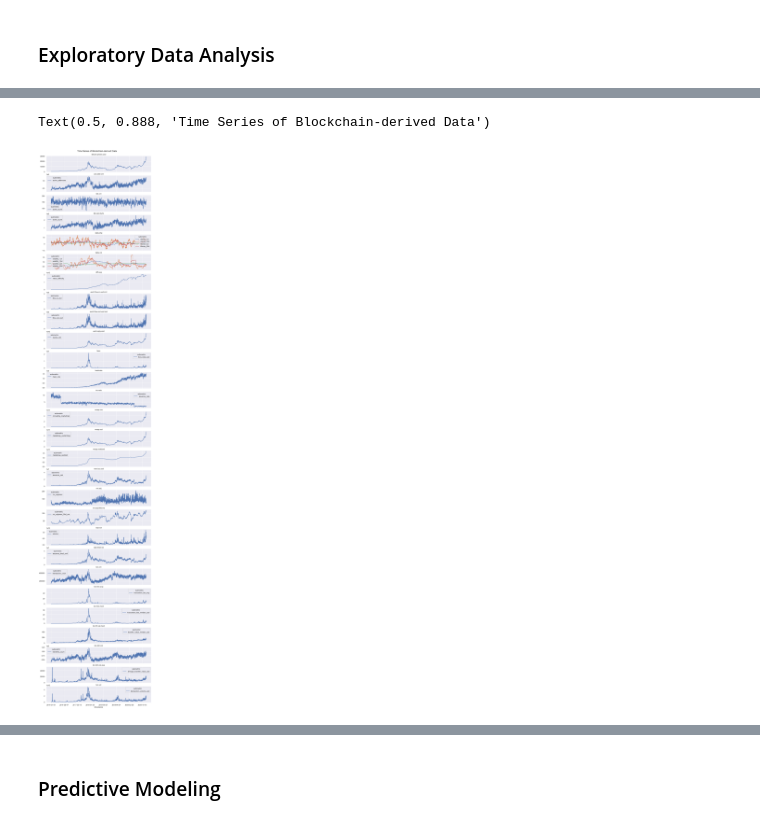
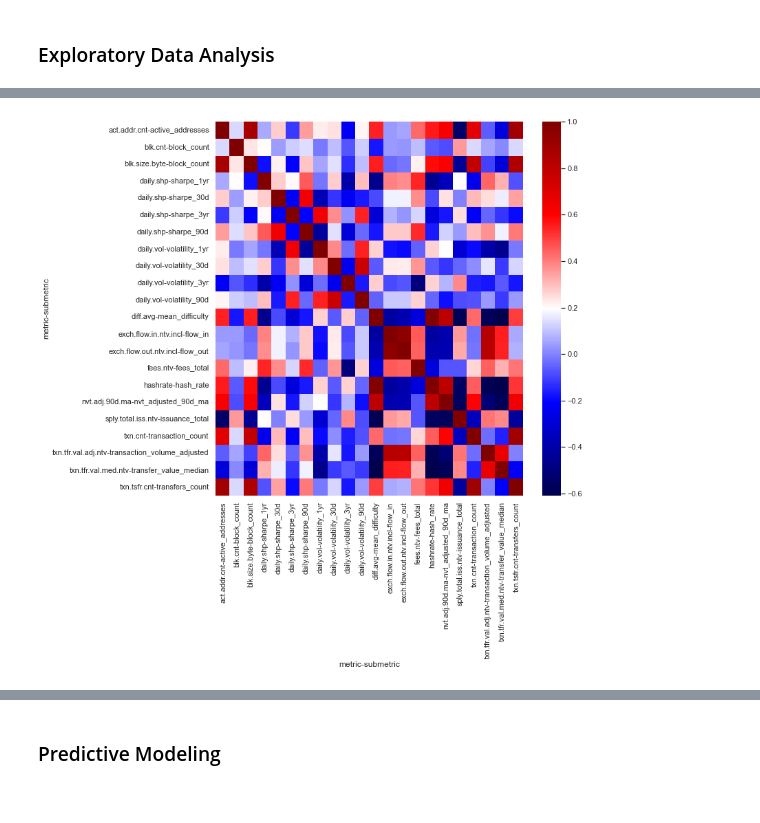
Before and after one commit to KaidenFrizu/recurrent-bitcoin-network, a Jupyter notebook: docs/Documentation.ipynb, the cells around one changed output, grey strips where cells are left out. Cells and saved outputs as stored; diff of their text form; code cells hidden in the pictures.

```diff
--- a/docs/Documentation.ipynb
+++ b/docs/Documentation.ipynb
@@ -354,0 +305,3 @@ wide_train.corr()
+# %%
+corr_data = wide_train.corr()
+corr_data
@@ -355,3 +329,8 @@ wide_train.corr()
+# %%
+fig, ax = plt.subplots(figsize=(10,10))
+ax = sns.heatmap(corr_data, cmap='seismic')
+# %% [output]
+[figure, added]
 # %%
 n_features = train_df['metric'].nunique()
 ax_index = np.arange(1, n_features)
@@ -362,13 +341,14 @@ fig, ax = plt.subplots(nrows=n_features, ncols=1, sharex=True)
 prices_train['close'].plot(ax=ax[0], title='bitcoin.prices.usd')
 
 for metric, num in zip(metric_features, ax_index):
-    wide_train[metric].plot(ax=ax[num], figsize=(12, n_features*2.3), title=metric)
+    wide_train[metric].plot(
+        ax=ax[num],
+        figsize=(12, n_features*2.3),
+        title=metric
+    )
 
-fig.suptitle('Time Series of Blockchain-derived Data', y=0.888)
-# fig.savefig('../raw/tsplot_train.png', dpi=300, bbox_inches='tight')
+fig.suptitle('Time Series of Blockchain-derived Data', y=0.89)
+fig.savefig('../raw/tsplot_train.png', dpi=300, bbox_inches='tight')
-# %% [output]
-Text(0.5, 0.888, 'Time Series of Blockchain-derived Data')
-[figure, removed]
 # %%
 n_features = test_df['metric'].nunique()
 ax_index = np.arange(1, n_features)
```
Also changed, not shown: parts of 30 cells of this notebook.
